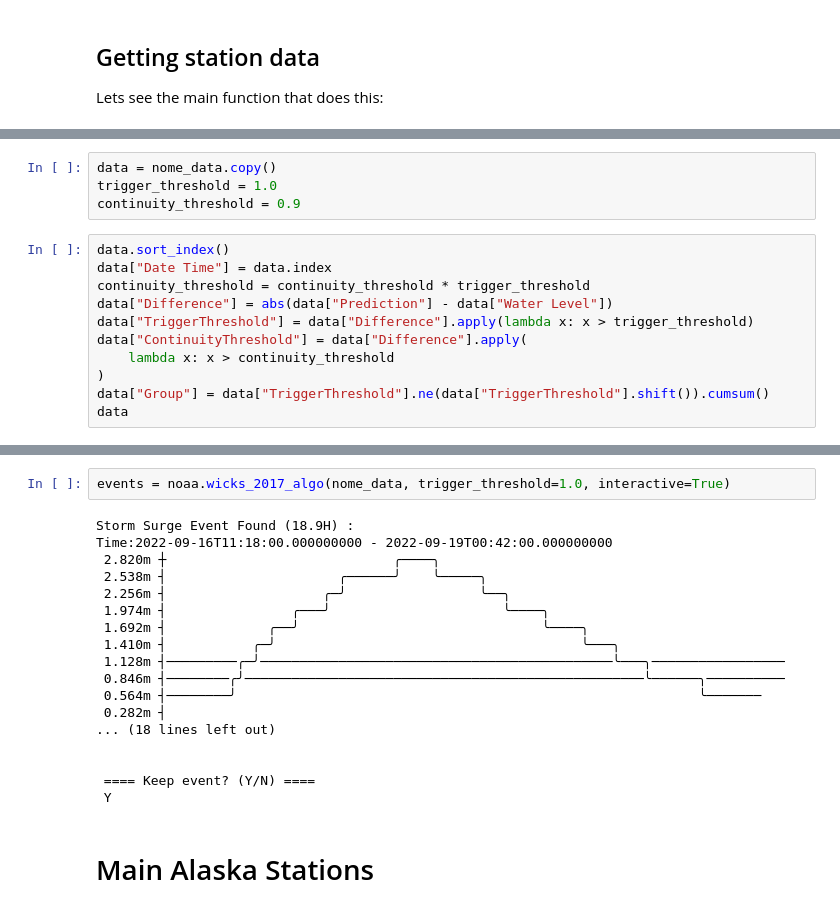
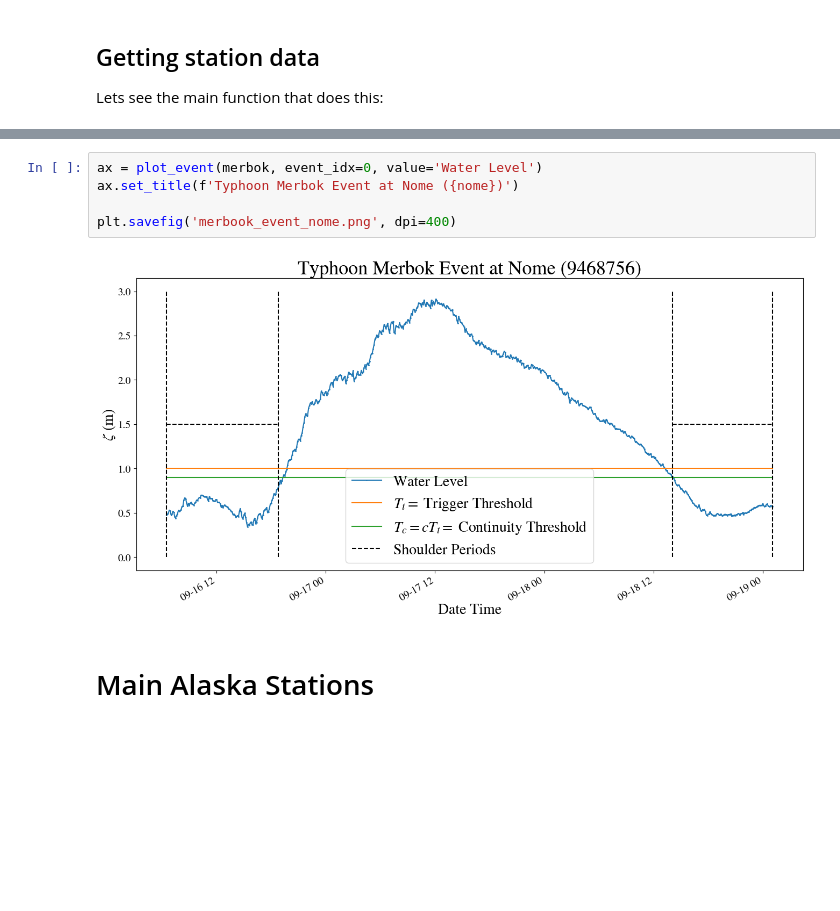
Before and after one commit to UT-CHG/pyadcirc, a Jupyter notebook: notebooks/NOAA_Scrape_Data.ipynb, the cells around one changed output, grey strips where cells are left out. Saved outputs shown, nothing was run; the diff lists cells and outputs as text; blank space fills up the shorter version.

```diff
--- a/notebooks/NOAA_Scrape_Data.ipynb
+++ b/notebooks/NOAA_Scrape_Data.ipynb
@@ -175,15 +129,0 @@ nome_data["Water Level"].plot()
-# %%
-data = nome_data.copy()
-trigger_threshold = 1.0
-continuity_threshold = 0.9
-# %%
-data.sort_index()
-data["Date Time"] = data.index
-continuity_threshold = continuity_threshold * trigger_threshold
-data["Difference"] = abs(data["Prediction"] - data["Water Level"])
-data["TriggerThreshold"] = data["Difference"].apply(lambda x: x > trigger_threshold)
-data["ContinuityThreshold"] = data["Difference"].apply(
-    lambda x: x > continuity_threshold
-)
-data["Group"] = data["TriggerThreshold"].ne(data["TriggerThreshold"].shift()).cumsum()
-data
@@ -266,23 +200,10 @@ fig.tight_layout()
-# %%
-events = noaa.wicks_2017_algo(nome_data, trigger_threshold=1.0, interactive=True)
-# %% [output]
-Storm Surge Event Found (18.9H) :
-Time:2022-09-16T11:18:00.000000000 - 2022-09-19T00:42:00.000000000
- 2.820m ┼                             ╭────╮
- 2.538m ┤                      ╭──────╯    ╰─────╮
- 2.256m ┤                    ╭─╯                 ╰──╮
- 1.974m ┤                ╭───╯                      ╰────╮
- 1.692m ┤             ╭──╯                               ╰────╮
- 1.410m ┤           ╭─╯                                       ╰───╮
- 1.128m ┤─────────╭─╯─────────────────────────────────────────────╰───╮─────────────────
- 0.846m ┤────────╭╯───────────────────────────────────────────────────╰──────╮──────────
- 0.564m ┤────────╯                                                           ╰───────
- 0.282m ┤
-... (18 lines left out)
-
-
- ==== Keep event? (Y/N) ====
- Y
+# %%
+ax = plot_event(merbok, event_idx=0, value='Water Level')
+ax.set_title(f'Typhoon Merbok Event at Nome ({nome})')
+
+plt.savefig('merbook_event_nome.png', dpi=400)
+# %% [output]
+[figure, added]
 # %% [markdown]
 # Main Alaska Stations
 # %% [markdown]
```
Also changed, not shown: parts of 32 cells of this notebook, 4 other files.
